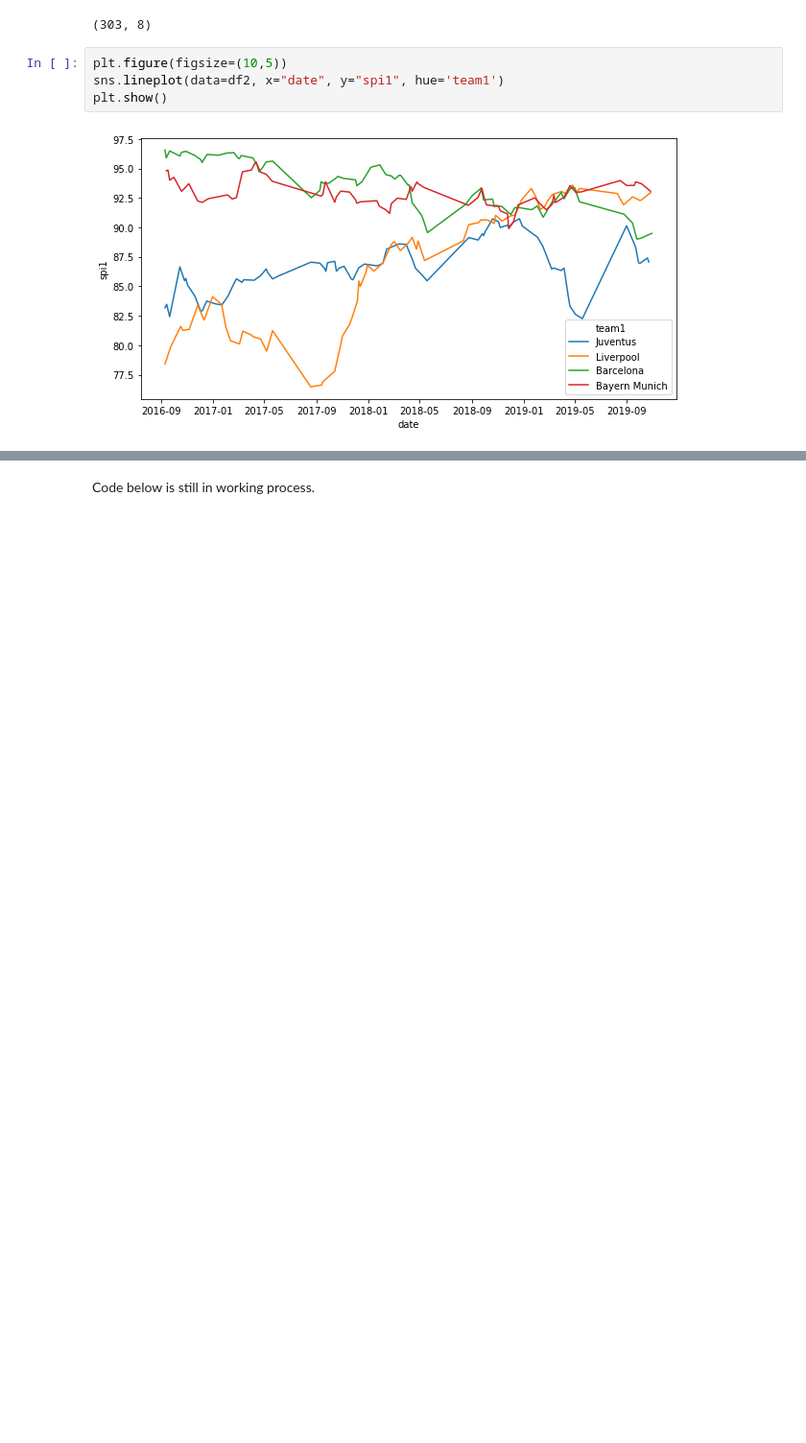
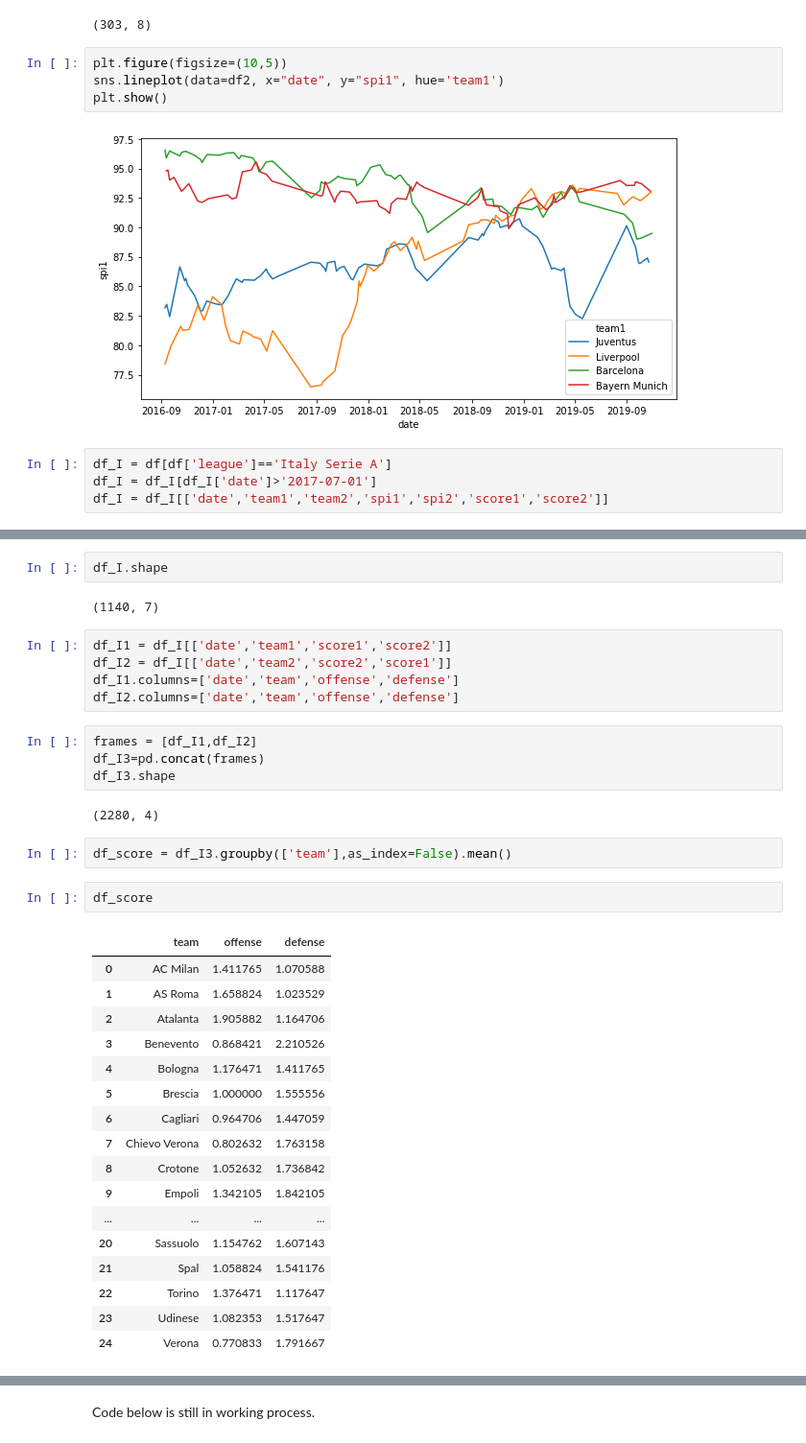
Before and after one commit to weizhaoalex/Juventus_SPI, a Jupyter notebook: Juventus_SPI.ipynb, the cells around one changed output, grey strips where cells are left out. Shown at 96% size. Drawn from its saved outputs; the diff is of its cells as text; blank space fills up the shorter version.

```diff
--- a/Juventus_SPI.ipynb
+++ b/Juventus_SPI.ipynb
@@ -108,3 +109,7 @@ sns.lineplot(data=df2, x="date", y="spi1", hue='team1')
 plt.show()
 # %% [output]
 [figure]
+# %%
+df_I = df[df['league']=='Italy Serie A']
+df_I = df_I[df_I['date']>'2017-07-01']
+df_I = df_I[['date','team1','team2','spi1','spi2','score1','score2']]
@@ -110,0 +125,37 @@ plt.show()
+# %%
+df_I.shape
+# %% [output]
+(1140, 7)
+# %%
+df_I1 = df_I[['date','team1','score1','score2']]
+df_I2 = df_I[['date','team2','score2','score1']]
+df_I1.columns=['date','team','offense','defense']
+df_I2.columns=['date','team','offense','defense']
+# %%
+frames = [df_I1,df_I2]
+df_I3=pd.concat(frames)
+df_I3.shape
+# %% [output]
+(2280, 4)
+# %%
+df_score = df_I3.groupby(['team'],as_index=False).mean()
+# %%
+df_score
+# %% [output]
+|  | team | offense | defense |
+| 0 | AC Milan | 1.411765 | 1.070588 |
+| 1 | AS Roma | 1.658824 | 1.023529 |
+| 2 | Atalanta | 1.905882 | 1.164706 |
+| 3 | Benevento | 0.868421 | 2.210526 |
+| 4 | Bologna | 1.176471 | 1.411765 |
+| 5 | Brescia | 1.000000 | 1.555556 |
+| 6 | Cagliari | 0.964706 | 1.447059 |
+| 7 | Chievo Verona | 0.802632 | 1.763158 |
+| 8 | Crotone | 1.052632 | 1.736842 |
+| 9 | Empoli | 1.342105 | 1.842105 |
+| ... | ... | ... | ... |
+| 20 | Sassuolo | 1.154762 | 1.607143 |
+| 21 | Spal | 1.058824 | 1.541176 |
+| 22 | Torino | 1.376471 | 1.117647 |
+| 23 | Udinese | 1.082353 | 1.517647 |
+| 24 | Verona | 0.770833 | 1.791667 |
```
Also changed, not shown: parts of 7 cells of this notebook.
